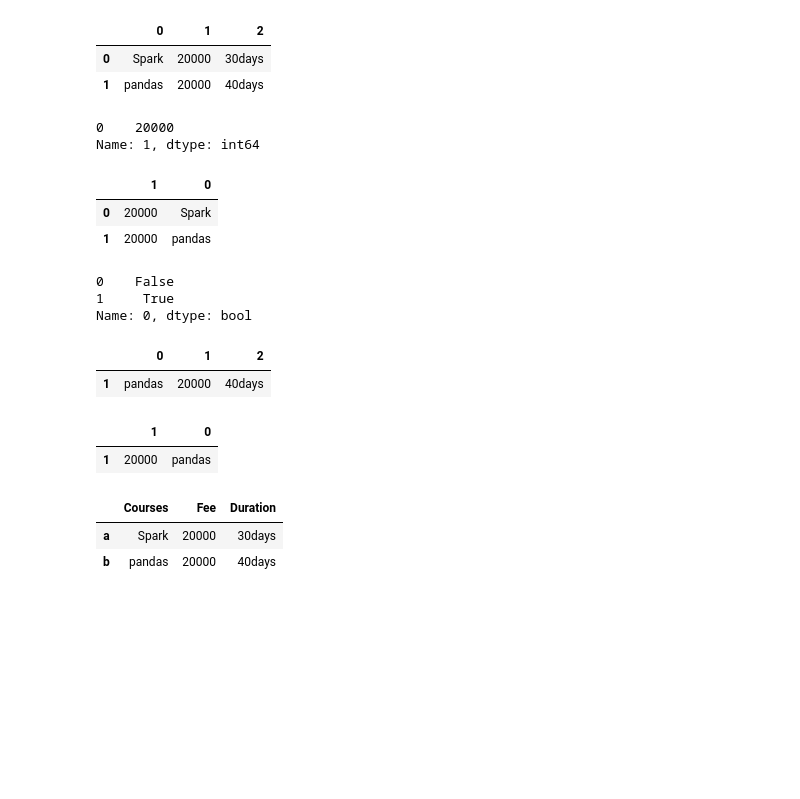
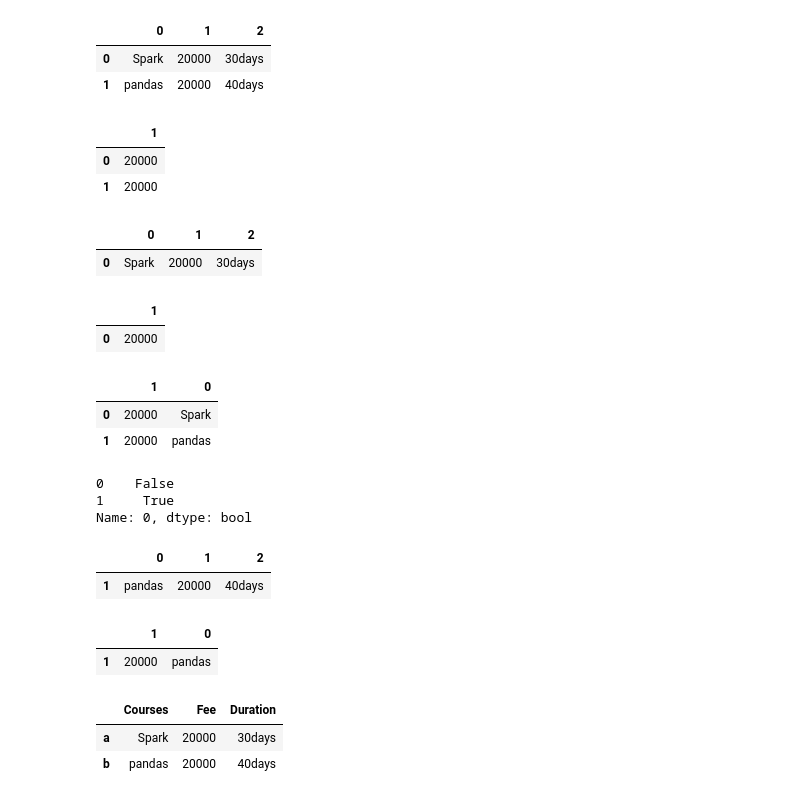
Before and after one commit to aekanun2020/Data-Analytics-using-Python, a Jupyter notebook: Deeper_Understanding_of_Subdata_in_Python_Pandas.ipynb, the cells around one changed output. Saved outputs shown, nothing was run; the diff lists cells and outputs as text; code cells hidden in the pictures; blank space fills up the shorter version.

```diff
--- a/Deeper_Understanding_of_Subdata_in_Python_Pandas.ipynb
+++ b/Deeper_Understanding_of_Subdata_in_Python_Pandas.ipynb
@@ -19,31 +19,58 @@ pd.DataFrame(technologies)
 # %%
 test_pd = pd.DataFrame(technologies)
 
-display(test_pd[1][0:1]) ## subdata with column label index and row label index
+display(test_pd[[1]]) ## subdata with column label index
+
+print("\n")
+
+display(test_pd[0:1]) ## subdata with row label index
+
+print("\n")
+
+display(test_pd[[1]][0:1]) ## subdata with column label index and row label index
+
+print("\n")
 
 display(test_pd[[1,0]]) ## subdata with list of column label index
 
+print("\n")
+
 display(test_pd[0]=='pandas') ## boolean index
 
+print("\n")
+
 display(test_pd[test_pd[0]=='pandas']) ## subdata with boolean index
+
+print("\n")
+
 display(test_pd[[1,0]][test_pd[0]=='pandas']) ## subdata with column label index and boolean index
 
 
-## อ้างอิง col เดียวใช้ [col1] อ้างอิงหลาย col ใช้ [[col1, col2]]
-## อิางอิง row ใช้ [row index : จำนวน row ซึ่งจะระบุจำนวนหรือไม่ก็ได้]
+## การทำ subdata จะใช้ [] ชุดเดียว หรือ 2 ชุด [][] ก็ได้
+## หากใช้ชุดเดียว ในโครงสร้าง [ ] หมายถึง sub column แต่หากเป็นโครงสร้าง [ : ] หมายถึง sub row
+## การระบุ col เดียวใช้ [col index 1] หากระบุหลาย col ใช้ [[col index 1, col index 2]] หมายเหตุ col เดียวก็ใช้ [[col index 1]] ได้ด้วย
+## การระบุ row ใช้ [row index : จำนวน row ซึ่งจะระบุจำนวนหรือไม่ก็ได้]
+## index หมายถึง label หรือ position index
+
+## กรณีตัวอย่างนี้เป็น label index (ซึ่งตรงกับ position index)
 # %% [output]
-0    20000
-Name: 1, dtype: int64
-|  | 1 | 0 |
-| 0 | 20000 | Spark |
-| 1 | 20000 | pandas |
+|  | 1 |
+| 0 | 20000 |
+| 1 | 20000 |
-0    False
-1     True
-Name: 0, dtype: bool
 |  | 0 | 1 | 2 |
-| 1 | pandas | 20000 | 40days |
+| 0 | Spark | 20000 | 30days |
-|  | 1 | 0 |
-| 1 | 20000 | pandas |
+|  | 1 |
+| 0 | 20000 |
+|  | 1 | 0 |
+| 0 | 20000 | Spark |
+| 1 | 20000 | pandas |
+0    False
+1     True
+Name: 0, dtype: bool
+|  | 0 | 1 | 2 |
+| 1 | pandas | 20000 | 40days |
+|  | 1 | 0 |
+| 1 | 20000 | pandas |
 # %%
 # 1.1.3 สร้าง List ขึ้นมาสองตัว ตัวหนึ่งใช้เป็น Row Index Label อีกตัวหนึ่งใช้เป็น Column Index Label
 # จากนั้นนำ List ทั้งสองมาใช้เป็น Parameter ของ Constructor ก็จะได้ Pandas Dataframe เป็นผลลัพธ์
```
